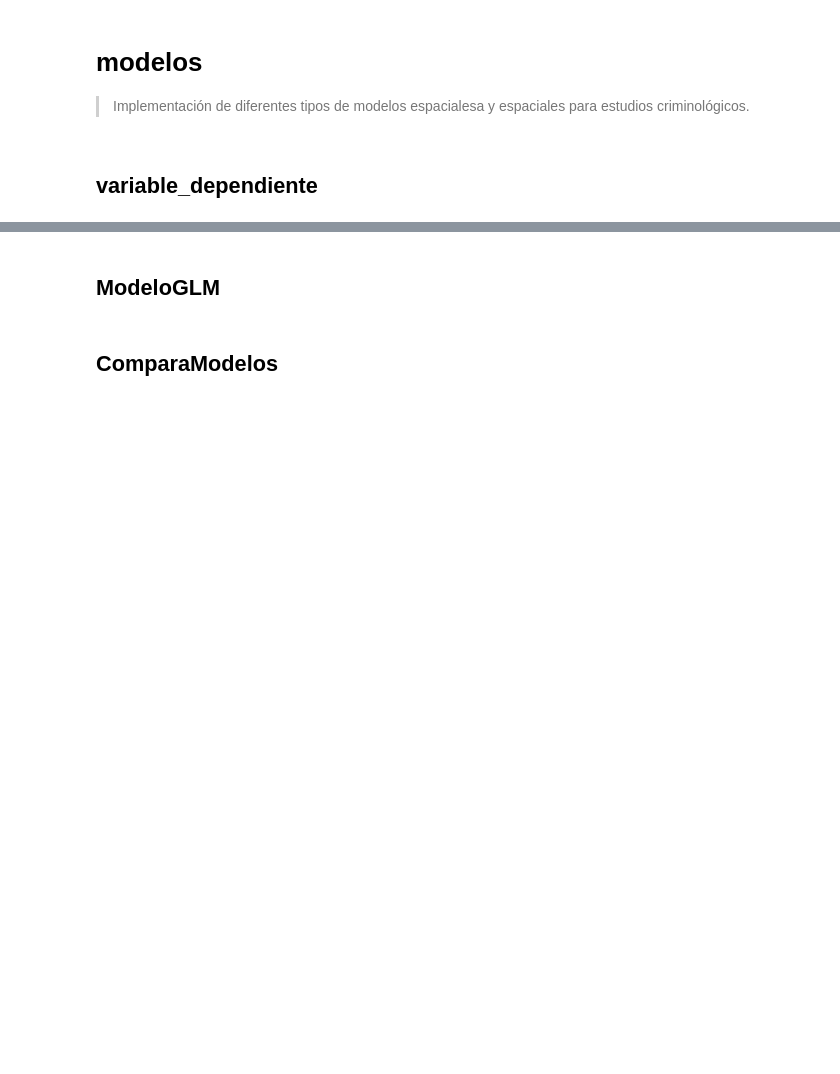
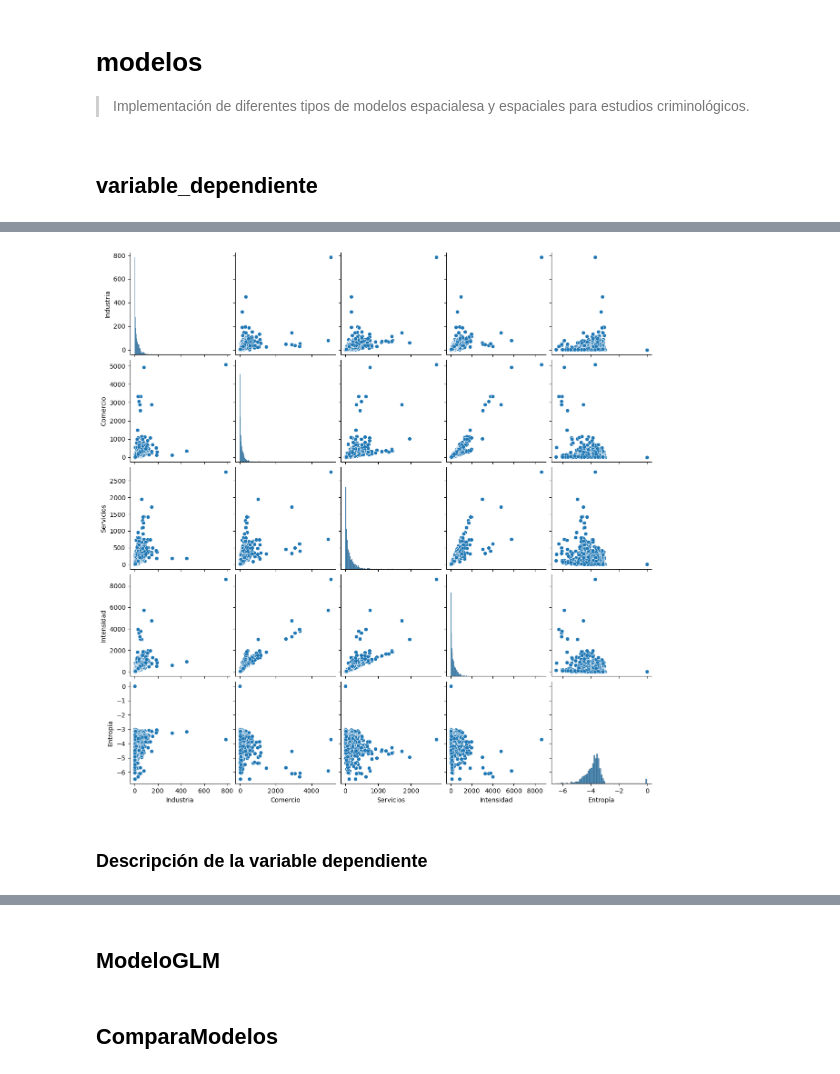
Before and after one commit to CentroGeo/criminologia_cdmx, a Jupyter notebook: nbs/api/03_modelos.ipynb, the cells around one changed output, grey strips where cells are left out. Cells and saved outputs as stored; diff of their text form; code cells hidden in the pictures; blank space fills up the shorter version.

```diff
--- a/nbs/api/03_modelos.ipynb
+++ b/nbs/api/03_modelos.ipynb
@@ -321,0 +273,6 @@ assert 'Intensidad_lag' in ca.df.columns
+# %%
+pg = ca.pairplot_X()
+# %% [output]
+[figure, added]
+# %% [markdown]
+### Descripción de la variable dependiente
```
Also changed, not shown: parts of 27 cells of this notebook, 4 other files.
